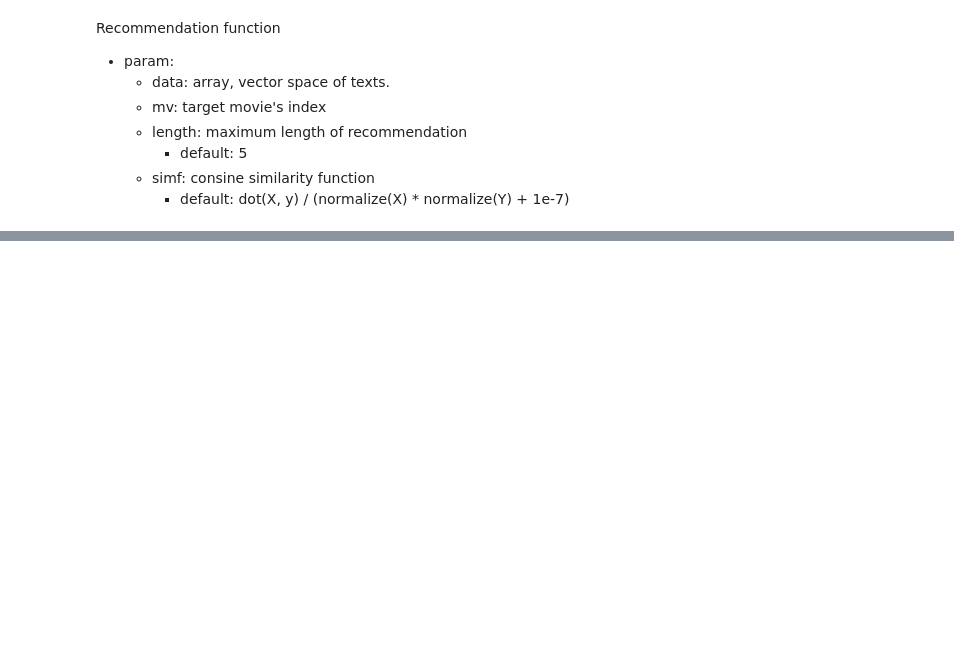
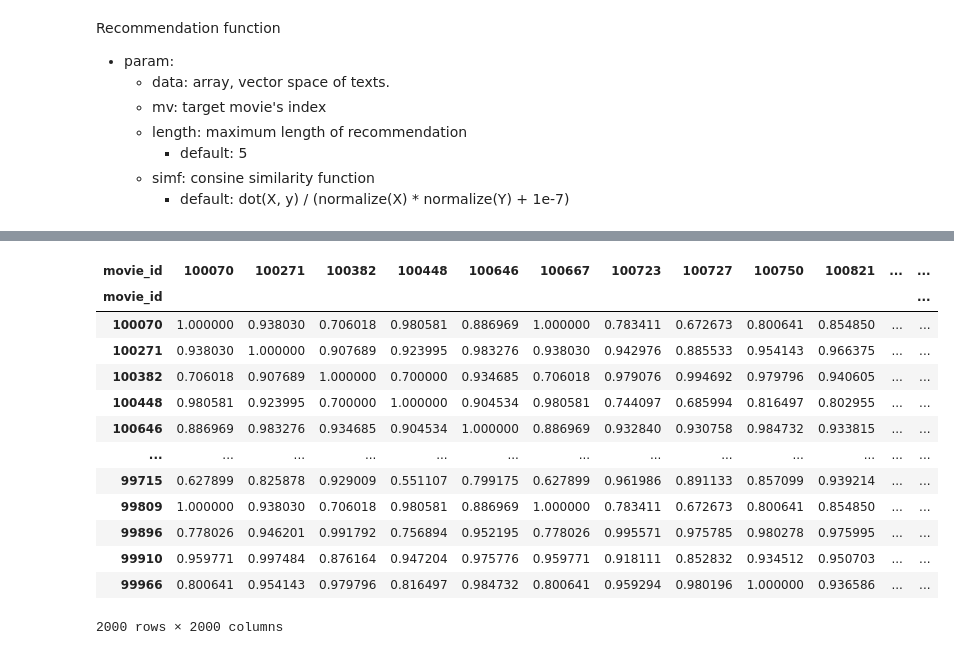
Before and after one commit to Kim-Dong-Jun99/ReDial_RecommendationSystem, a Jupyter notebook: code/main_colab.ipynb, the cells around one changed output, grey strips where cells are left out. Saved outputs shown, nothing was run; the diff lists cells and outputs as text; code cells hidden in the pictures; blank space fills up the shorter version.

Commit message:
add evaluation

```diff
--- a/code/main_colab.ipynb
+++ b/code/main_colab.ipynb
@@ -626,0 +591,3 @@ parser.create_evaluation_matrix()
+# %%
+test_df = parser.create_evaluation_matrix()
+test_df
@@ -626,0 +608,20 @@ parser.create_evaluation_matrix()
+# %%
+test_grouped = test_df.groupby('movie_id').mean()
+eval_sim = cosine_similarity(test_grouped, test_grouped)
+test_sim = pd.DataFrame(eval_sim, index = test_grouped.index, columns=test_grouped.index)
+test_sim
+# %% [output]
+| movie_id | 100070 | 100271 | 100382 | 100448 | 100646 | 100667 | 100723 | 100727 | 100750 | 100821 | ... | ... |
+| movie_id |  |  |  |  |  |  |  |  |  |  |  | ... |
+| 100070 | 1.000000 | 0.938030 | 0.706018 | 0.980581 | 0.886969 | 1.000000 | 0.783411 | 0.672673 | 0.800641 | 0.854850 | ... | ... |
+| 100271 | 0.938030 | 1.000000 | 0.907689 | 0.923995 | 0.983276 | 0.938030 | 0.942976 | 0.885533 | 0.954143 | 0.966375 | ... | ... |
+| 100382 | 0.706018 | 0.907689 | 1.000000 | 0.700000 | 0.934685 | 0.706018 | 0.979076 | 0.994692 | 0.979796 | 0.940605 | ... | ... |
+| 100448 | 0.980581 | 0.923995 | 0.700000 | 1.000000 | 0.904534 | 0.980581 | 0.744097 | 0.685994 | 0.816497 | 0.802955 | ... | ... |
+| 100646 | 0.886969 | 0.983276 | 0.934685 | 0.904534 | 1.000000 | 0.886969 | 0.932840 | 0.930758 | 0.984732 | 0.933815 | ... | ... |
+| ... | ... | ... | ... | ... | ... | ... | ... | ... | ... | ... | ... | ... |
+| 99715 | 0.627899 | 0.825878 | 0.929009 | 0.551107 | 0.799175 | 0.627899 | 0.961986 | 0.891133 | 0.857099 | 0.939214 | ... | ... |
+| 99809 | 1.000000 | 0.938030 | 0.706018 | 0.980581 | 0.886969 | 1.000000 | 0.783411 | 0.672673 | 0.800641 | 0.854850 | ... | ... |
+| 99896 | 0.778026 | 0.946201 | 0.991792 | 0.756894 | 0.952195 | 0.778026 | 0.995571 | 0.975785 | 0.980278 | 0.975995 | ... | ... |
+| 99910 | 0.959771 | 0.997484 | 0.876164 | 0.947204 | 0.975776 | 0.959771 | 0.918111 | 0.852832 | 0.934512 | 0.950703 | ... | ... |
+| 99966 | 0.800641 | 0.954143 | 0.979796 | 0.816497 | 0.984732 | 0.800641 | 0.959294 | 0.980196 | 1.000000 | 0.936586 | ... | ... |
+2000 rows × 2000 columns
```
Also changed, not shown: parts of 11 cells of this notebook.
